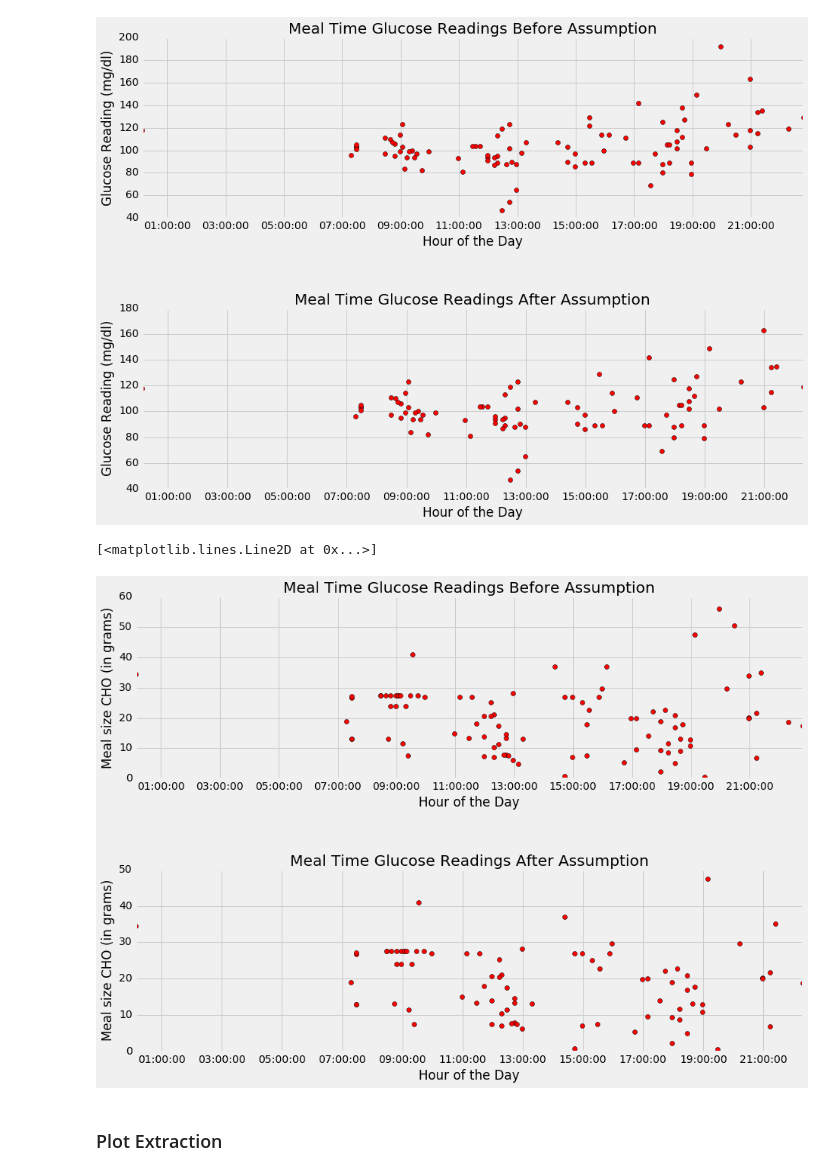
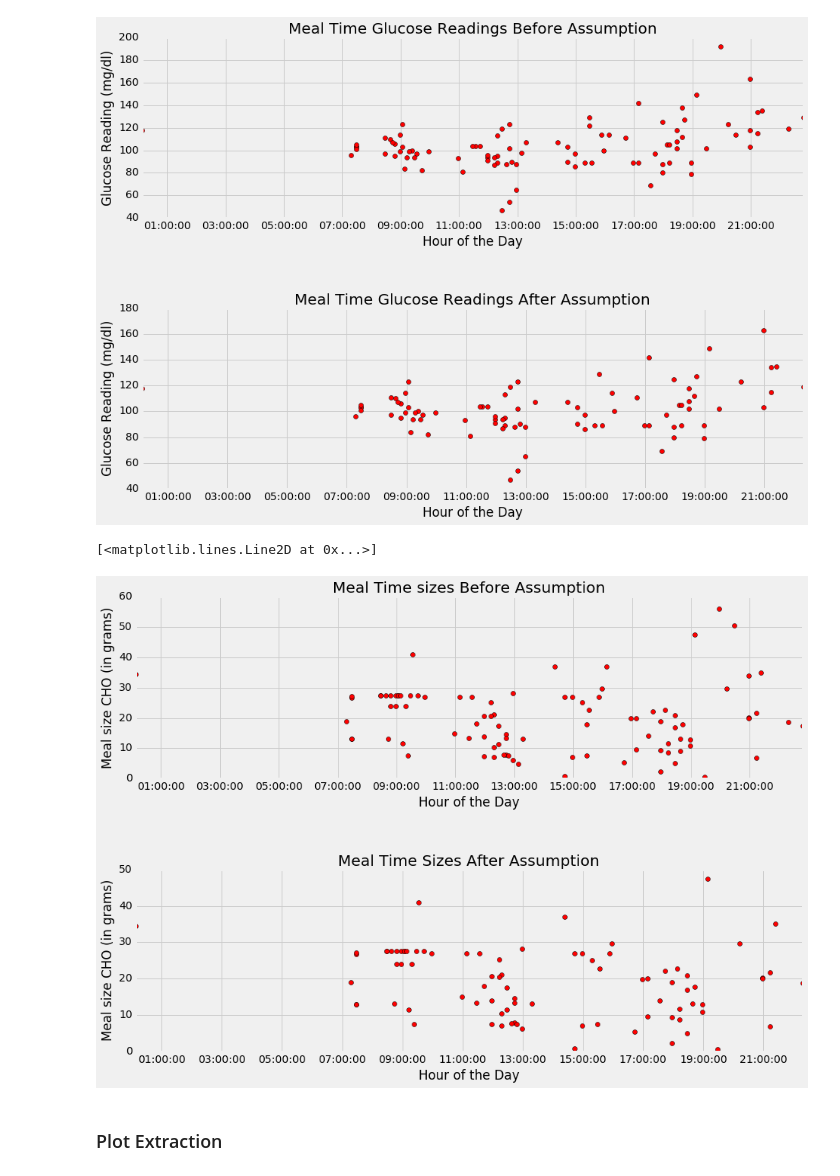
Before and after one commit to SalChem/Diabetic-Project, a Jupyter notebook: Smoothing and Filtering.ipynb, the cells around one changed output. Cells and saved outputs as stored; diff of their text form; code cells hidden in the pictures.

```diff
--- a/Smoothing and Filtering.ipynb
+++ b/Smoothing and Filtering.ipynb
@@ -554,20 +557,20 @@ plt.plot_date(df_P1_all_clean_1day.Date, df_P1_all_clean_1day['mg/dL'], 'ro', la
 # %%
 fig = plt.figure(figsize= (14,10))
 plt.subplots_adjust(hspace=0.5)
 sub1 = fig.add_subplot(211)
 sub1.set_xlabel('Hour of the Day')
 sub1.set_ylabel('Meal size CHO (in grams)')
-sub1.set_title('Meal Time Glucose Readings Before Assumption')
+sub1.set_title('Meal Time sizes Before Assumption')
 plt.plot_date(df_all_readings.Date, df_all_readings['CHO (g)'], 'ro', label="Meal Times")
 
 sub2 = fig.add_subplot(212)
 sub2.set_xlabel('Hour of the Day')
 sub2.set_ylabel('Meal size CHO (in grams)')
-sub2.set_title('Meal Time Glucose Readings After Assumption')
+sub2.set_title('Meal Time Sizes After Assumption')
 plt.plot_date(df_P1_all_clean_1day.Date, df_P1_all_clean_1day['CHO (g)'], 'ro', label="Meal Times")
 # %% [output]
 [<matplotlib.lines.Line2D at 0x...>]
-[figure, old version]
+[figure, new version]
 # %% [markdown]
 ### Plot Extraction
 # %% [markdown]
```
Also changed, not shown: parts of 15 cells of this notebook.
